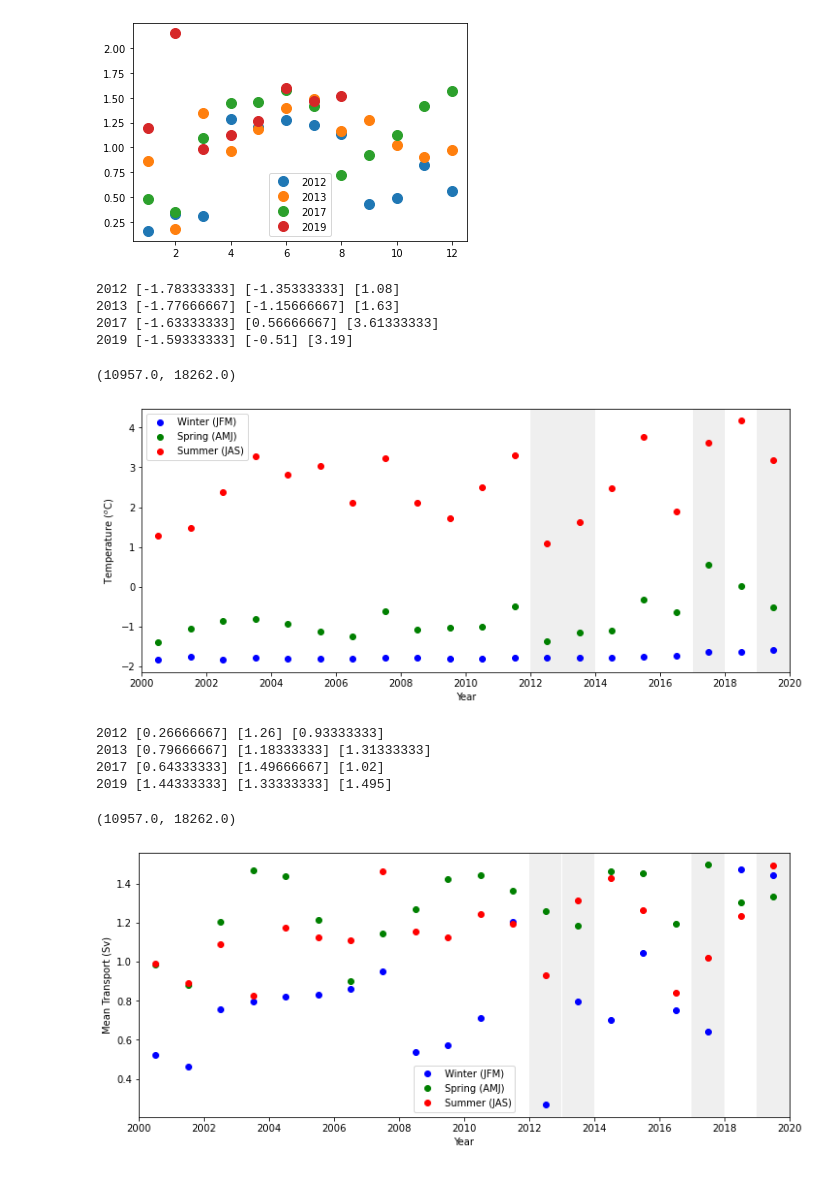
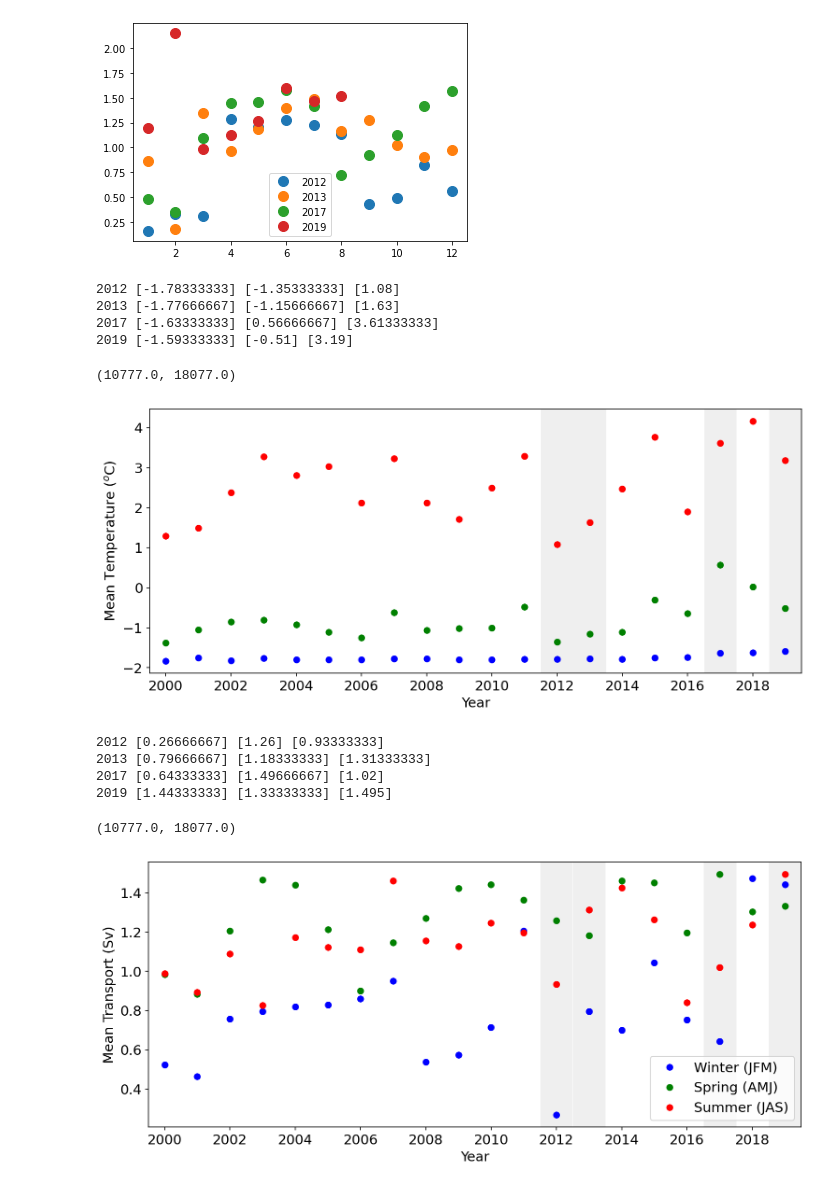
Before and after one commit to leviner/ChukchiTimeSeries, a Jupyter notebook: code/F6_transport.ipynb, the cells around one changed output. Cells and saved outputs as stored; diff of their text form; code cells hidden in the pictures.

```diff
--- a/code/F6_transport.ipynb
+++ b/code/F6_transport.ipynb
@@ -292,7 +292,7 @@ df['year'] = df.year.astype(str)
 df['monthYear'] = df.month+'-'+df.year
 df['monthYear'] = pd.to_datetime(df.monthYear,format='%m-%Y')
 # %%
-fig = plt.figure(figsize = (12,5))
+fig = plt.figure(figsize = (12,5),dpi=150)
 dfW = df[(df.monthYear.dt.month >= 1)& (df.monthYear.dt.month <= 3)& (df.monthYear.dt.year != 1997)] # Winter
 dfW = dfW.set_index('monthYear').resample('1Y').mean()
 
@@ -303,25 +303,27 @@ dfSu = df[(df.monthYear.dt.month >= 7)& (df.monthYear.dt.month <= 9)& (df.monthY
 dfSu = dfSu.set_index('monthYear').resample('1Y').mean()
 
 ax = plt.subplot(111)
-ax.plot(dfW.index-pd.Timedelta(days=180),dfW.meanT,'o',color='b')
-ax.plot(dfSp.index-pd.Timedelta(days=180),dfSp.meanT,'o',color='green')
-ax.plot(dfSu.index-pd.Timedelta(days=180),dfSu.meanT,'o',color='red')
+ax.plot(dfW.index-pd.Timedelta(days=365),dfW.meanT,'o',color='b')
+ax.plot(dfSp.index-pd.Timedelta(days=365),dfSp.meanT,'o',color='green')
+ax.plot(dfSu.index-pd.Timedelta(days=365),dfSu.meanT,'o',color='red')
 #ax.plot(df.monthYear,df.meanT,color = 'grey')
 for year in [2012,2013,2017,2019]:
-    rect =Rectangle((pd.to_datetime(year,format='%Y'),ax.get_ylim()[0]),pd.Timedelta(days=365),ax.get_ylim()[1]-ax.get_ylim()[0],edgecolor='None',facecolor="lightgray",alpha=0.35)
+    rect =Rectangle((pd.to_datetime(year,format='%Y')-pd.Timedelta(days=180),ax.get_ylim()[0]),pd.Timedelta(days=365),ax.get_ylim()[1]-ax.get_ylim()[0],edgecolor='None',facecolor="lightgray",alpha=0.35)
     ax.add_patch(rect)
     print(year,dfW[dfW.index.year == year].meanT.values,dfSp[dfSp.index.year == year].meanT.values,dfSu[dfSu.index.year == year].meanT.values)
-plt.legend(['Winter (JFM)','Spring (AMJ)','Summer (JAS)'])
-plt.xlabel('Year')
-plt.ylabel('Temperature ($^{o}$C)')
-plt.xlim(pd.to_datetime(2000,format='%Y'),pd.to_datetime(2020,format='%Y'))
+#plt.legend(['Winter (JFM)','Spring (AMJ)','Summer (JAS)'],fontsize=14)
+plt.xlabel('Year',fontsize=14)
+plt.ylabel('Mean Temperature ($^{o}$C)',fontsize=14)
+plt.xticks(fontsize=14)
+plt.yticks(fontsize=14)
+plt.xlim(pd.to_datetime(2000,format='%Y')-pd.Timedelta(days=180),pd.to_datetime(2019,format='%Y')+pd.Timedelta(days=180))
 # %% [output]
 2012 [-1.78333333] [-1.35333333] [1.08]
 2013 [-1.77666667] [-1.15666667] [1.63]
 2017 [-1.63333333] [0.56666667] [3.61333333]
 2019 [-1.59333333] [-0.51] [3.19]
-(10957.0, 18262.0)
+(10777.0, 18077.0)
-[figure, old version]
+[figure, new version]
 # %%
 import matplotlib.pyplot as plt
 from matplotlib.patches import Rectangle
@@ -333,33 +335,35 @@ df['year'] = df.year.astype(str)
 df['monthYear'] = df.month+'-'+df.year
 df['monthYear'] = pd.to_datetime(df.monthYear,format='%m-%Y')
 # %%
-fig = plt.figure(figsize = (12,5))
+fig = plt.figure(figsize = (12,5),dpi=150)
 dfW = df[(df.monthYear.dt.month >= 1)& (df.monthYear.dt.month <= 3)& (df.monthYear.dt.year != 1997)] # Winter
 dfW = dfW.set_index('monthYear').resample('1Y').mean()
 
 dfSp = df[(df.monthYear.dt.month >= 4)& (df.monthYear.dt.month <= 6)& (df.monthYear.dt.year != 1997)] # Spring
 dfSp = dfSp.set_index('monthYear').resample('1Y').mean()
 
 dfSu = df[(df.monthYear.dt.month >= 7)& (df.monthYear.dt.month <= 9)& (df.monthYear.dt.year != 1997)] # Summer
 dfSu = dfSu.set_index('monthYear').resample('1Y').mean()
 
 ax = plt.subplot(111)
-ax.plot(dfW.index-pd.Timedelta(days=180),dfW.meanTrC,'o',color='b')
-ax.plot(dfW.index-pd.Timedelta(days=180),dfSp.meanTrC,'o',color='green')
-ax.plot(dfW.index-pd.Timedelta(days=180),dfSu.meanTrC,'o',color='red')
+ax.plot(dfW.index-pd.Timedelta(days=365),dfW.meanTrC,'o',color='b')
+ax.plot(dfW.index-pd.Timedelta(days=365),dfSp.meanTrC,'o',color='green')
+ax.plot(dfW.index-pd.Timedelta(days=365),dfSu.meanTrC,'o',color='red')
 #ax.plot(df.monthYear,df.meanT,color = 'grey')
 for year in [2012,2013,2017,2019]:
-    rect =Rectangle((pd.to_datetime(year,format='%Y'),ax.get_ylim()[0]),pd.Timedelta(days=365),ax.get_ylim()[1]-ax.get_ylim()[0],edgecolor='None',facecolor="lightgray",alpha=0.35)
+    rect =Rectangle((pd.to_datetime(year,format='%Y')-pd.Timedelta(days=180),ax.get_ylim()[0]),pd.Timedelta(days=365),ax.get_ylim()[1]-ax.get_ylim()[0],edgecolor='None',facecolor="lightgray",alpha=0.35)
     ax.add_patch(rect)
     print(year,dfW[dfW.index.year == year].meanTrC.values,dfSp[dfSp.index.year == year].meanTrC.values,dfSu[dfSu.index.year == year].meanTrC.values)
-plt.legend(['Winter (JFM)','Spring (AMJ)','Summer (JAS)'])
-plt.xlabel('Year')
-plt.ylabel('Mean Transport (Sv)')
-plt.xlim(pd.to_datetime(2000,format='%Y'),pd.to_datetime(2020,format='%Y'))
+plt.legend(['Winter (JFM)','Spring (AMJ)','Summer (JAS)'],fontsize=14)
+plt.xlabel('Year',fontsize=14)
+plt.ylabel('Mean Transport (Sv)',fontsize=14)
+plt.xticks(fontsize=14)
+plt.yticks(fontsize=14)
+plt.xlim(pd.to_datetime(2000,format='%Y')-pd.Timedelta(days=180),pd.to_datetime(2019,format='%Y')+pd.Timedelta(days=180))
 # %% [output]
 2012 [0.26666667] [1.26] [0.93333333]
 2013 [0.79666667] [1.18333333] [1.31333333]
 2017 [0.64333333] [1.49666667] [1.02]
 2019 [1.44333333] [1.33333333] [1.495]
-(10957.0, 18262.0)
+(10777.0, 18077.0)
-[figure, old version]
+[figure, new version]
```
Also changed, not shown: 4 other files.
